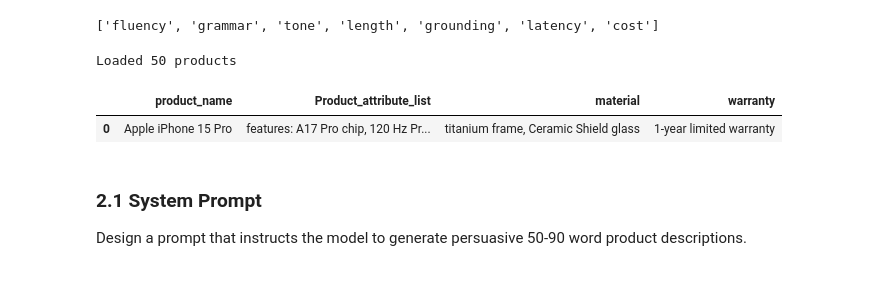
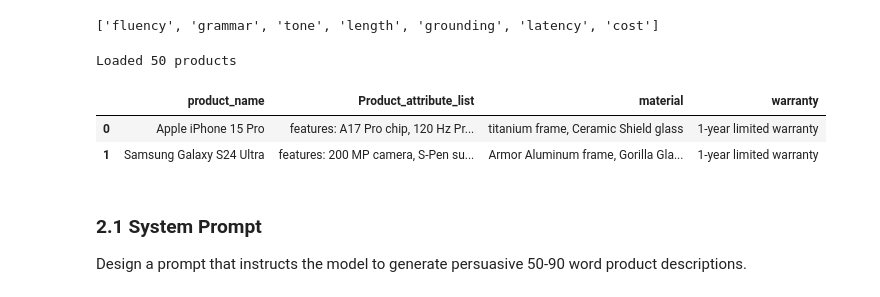
Before and after one commit to Nesher123/AI-Performance-Engineering-Course, a Jupyter notebook: assignment_01_solution.ipynb, the cells around one changed output. Saved outputs shown, nothing was run; the diff lists cells and outputs as text; code cells hidden in the pictures.

```diff
--- a/assignment_01_solution.ipynb
+++ b/assignment_01_solution.ipynb
@@ -239,12 +239,13 @@ print(EVALUATION_CRITERIA)
 # %%
 # Load the product dataset
 df = pd.read_csv("Assignment_01_product_dataset.csv")
 print(f"Loaded {len(df)} products")
-df.head(1)
+df.head(2)
 # %% [output]
 Loaded 50 products
 |  | product_name | Product_attribute_list | material | warranty |
 | 0 | Apple iPhone 15 Pro | features: A17 Pro chip, 120 Hz Pr... | titanium frame, Ceramic Shield glass | 1-year limited warranty |
+| 1 | Samsung Galaxy S24 Ultra | features: 200 MP camera, S-Pen su... | Armor Aluminum frame, Gorilla Gla... | 1-year limited warranty |
 # %% [markdown]
 ### 2.1 System Prompt
 
```
Also changed, not shown: parts of 29 cells of this notebook, 9 other files.
